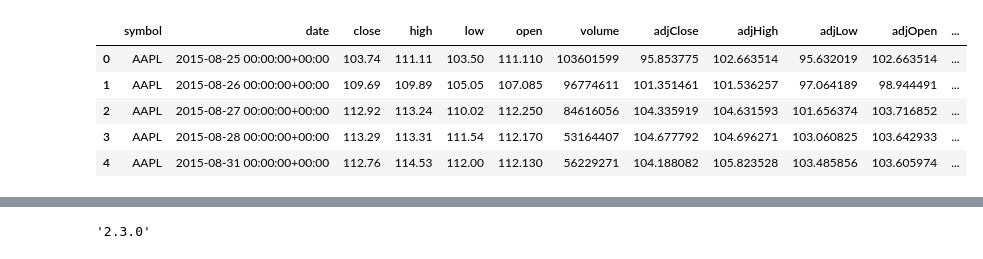
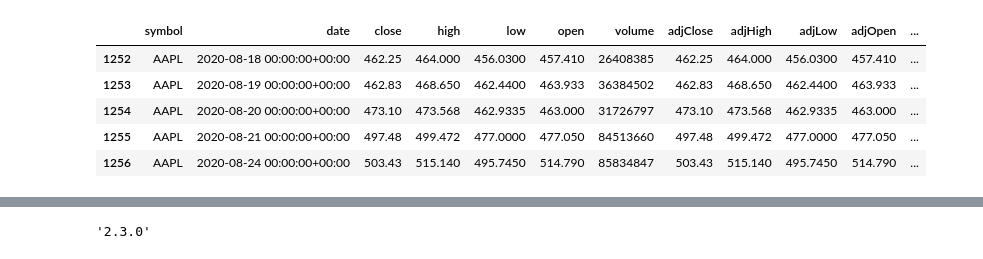
Before and after one commit to JangTaeHwan/Buffett, a Jupyter notebook: pandas_test.ipynb, the cells around one changed output, grey strips where cells are left out. Cells and saved outputs as stored; diff of their text form; code cells hidden in the pictures.

```diff
--- a/pandas_test.ipynb
+++ b/pandas_test.ipynb
@@ -10,14 +10,14 @@ import pandas as pd
 # %%
 df = pd.read_csv('datas/AAPL.csv')
 # %%
-df.head()
+df.tail()
 # %% [output]
 |  | symbol | date | close | high | low | open | volume | adjClose | adjHigh | adjLow | adjOpen | ... |
-| 0 | AAPL | 2015-08-25 00:00:00+00:00 | 103.74 | 111.11 | 103.50 | 111.110 | 103601599 | 95.853775 | 102.663514 | 95.632019 | 102.663514 | ... |
-| 1 | AAPL | 2015-08-26 00:00:00+00:00 | 109.69 | 109.89 | 105.05 | 107.085 | 96774611 | 101.351461 | 101.536257 | 97.064189 | 98.944491 | ... |
-| 2 | AAPL | 2015-08-27 00:00:00+00:00 | 112.92 | 113.24 | 110.02 | 112.250 | 84616056 | 104.335919 | 104.631593 | 101.656374 | 103.716852 | ... |
-| 3 | AAPL | 2015-08-28 00:00:00+00:00 | 113.29 | 113.31 | 111.54 | 112.170 | 53164407 | 104.677792 | 104.696271 | 103.060825 | 103.642933 | ... |
-| 4 | AAPL | 2015-08-31 00:00:00+00:00 | 112.76 | 114.53 | 112.00 | 112.130 | 56229271 | 104.188082 | 105.823528 | 103.485856 | 103.605974 | ... |
+| 1252 | AAPL | 2020-08-18 00:00:00+00:00 | 462.25 | 464.000 | 456.0300 | 457.410 | 26408385 | 462.25 | 464.000 | 456.0300 | 457.410 | ... |
+| 1253 | AAPL | 2020-08-19 00:00:00+00:00 | 462.83 | 468.650 | 462.4400 | 463.933 | 36384502 | 462.83 | 468.650 | 462.4400 | 463.933 | ... |
+| 1254 | AAPL | 2020-08-20 00:00:00+00:00 | 473.10 | 473.568 | 462.9335 | 463.000 | 31726797 | 473.10 | 473.568 | 462.9335 | 463.000 | ... |
+| 1255 | AAPL | 2020-08-21 00:00:00+00:00 | 497.48 | 499.472 | 477.0000 | 477.050 | 84513660 | 497.48 | 499.472 | 477.0000 | 477.050 | ... |
+| 1256 | AAPL | 2020-08-24 00:00:00+00:00 | 503.43 | 515.140 | 495.7450 | 514.790 | 85834847 | 503.43 | 515.140 | 495.7450 | 514.790 | ... |
 # %%
 df1 = df.reset_index()['close']
 # %%
```
Also changed, not shown: parts of 29 cells of this notebook, 1 other file.
